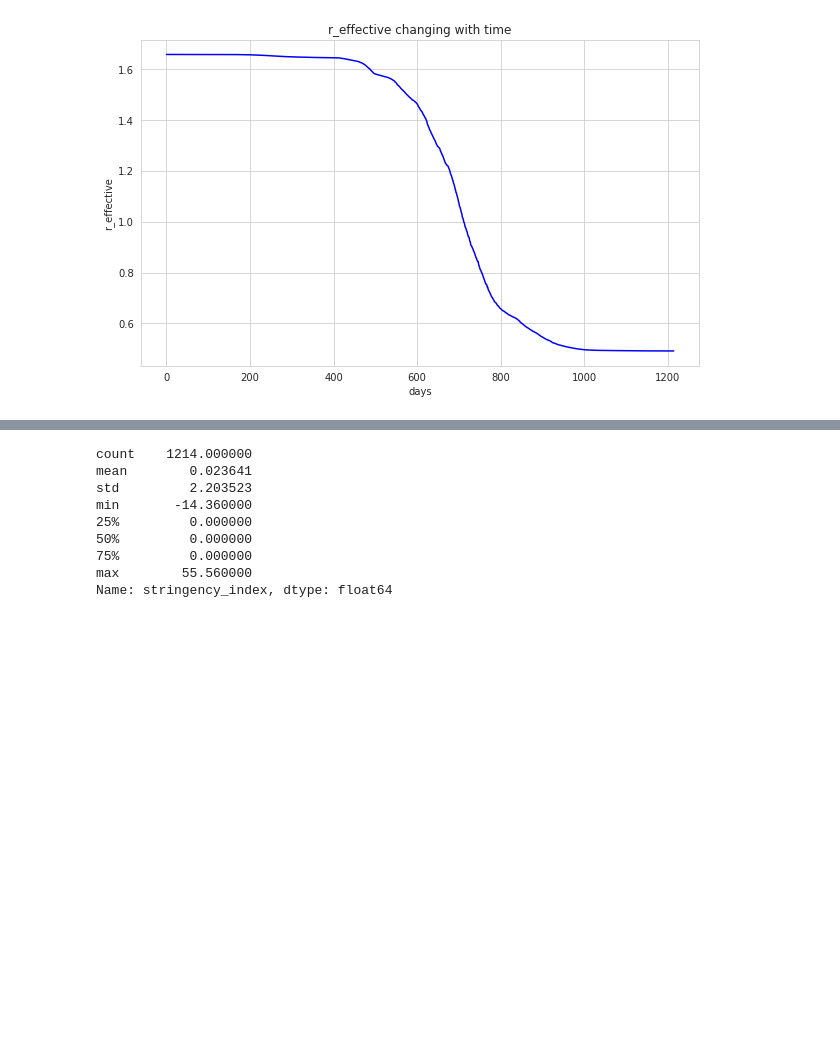
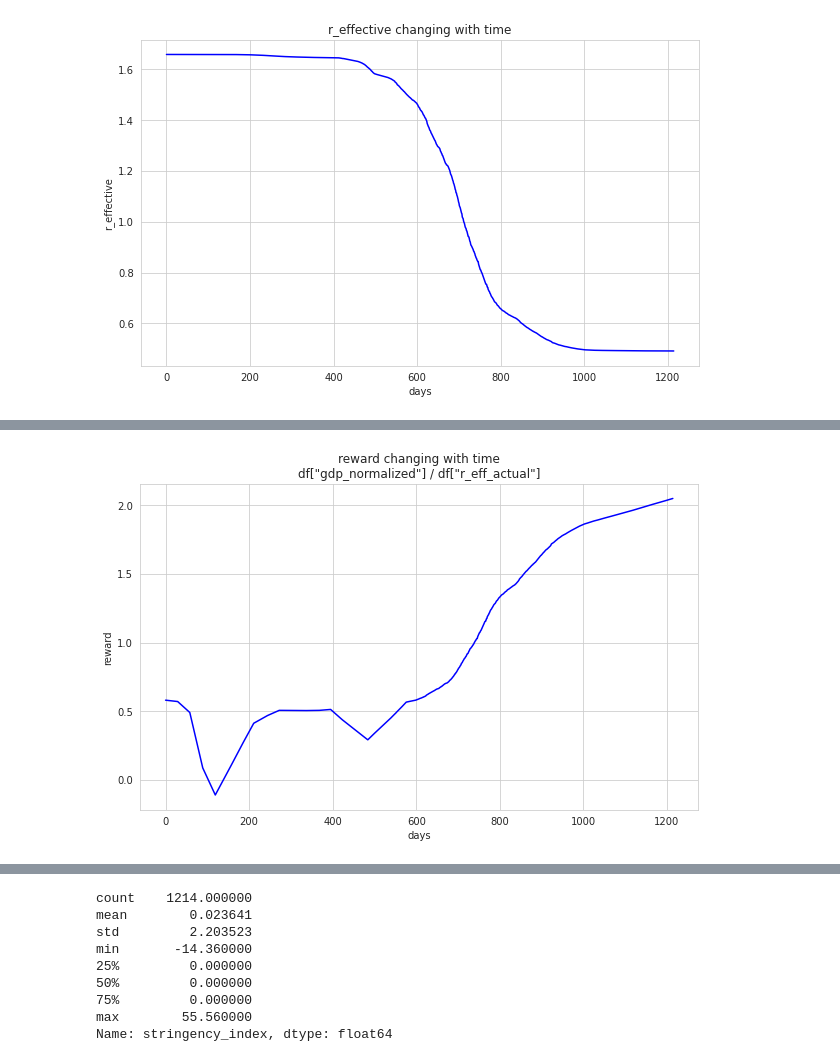
Before and after one commit to psymbio/sir_rl, a Jupyter notebook: 02_data_calibration.ipynb, the cells around one changed output, grey strips where cells are left out. Saved outputs shown, nothing was run; the diff lists cells and outputs as text; code cells hidden in the pictures; blank space fills up the shorter version.

```diff
--- a/02_data_calibration.ipynb
+++ b/02_data_calibration.ipynb
@@ -244,2 +312,11 @@ plt.show()
+# %%
+plt.figure(figsize=(10, 6))
+plt.plot(df['gdp_min_max_normalized'] / df['r_eff_actual'], color='b')
+plt.xlabel('days')
+plt.ylabel('reward')
+plt.title('reward changing with time\ndf["gdp_normalized"] / df["r_eff_actual"]')
+plt.show()
+# %% [output]
+[figure, added]
 # %%
 plt.figure(figsize=(10, 6))
```
Also changed, not shown: parts of 23 cells of this notebook, 13 other files.
